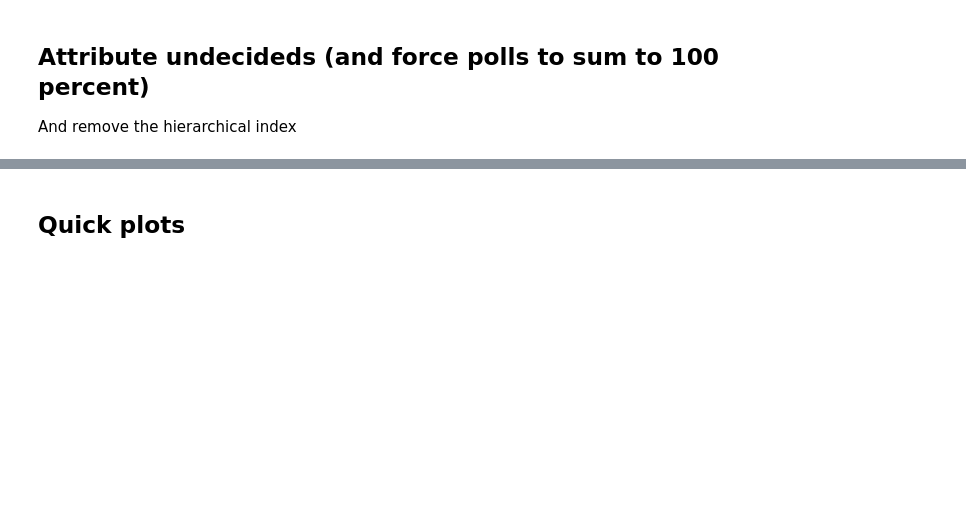
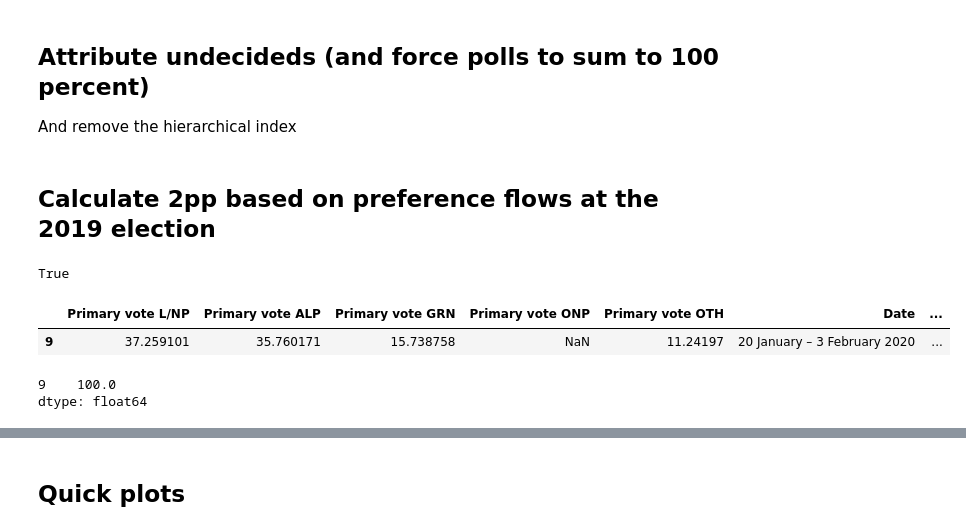
Before and after one commit to bpalmer4/Australian-Federal-Election-2022, a Jupyter notebook: notebooks/capture wiki polling data and preliminary charts.ipynb, the cells around one changed output, grey strips where cells are left out. Drawn from its saved outputs; the diff is of its cells as text; code cells hidden in the pictures; blank space fills up the shorter version.

```diff
--- a/notebooks/capture wiki polling data and preliminary charts.ipynb
+++ b/notebooks/capture wiki polling data and preliminary charts.ipynb
@@ -404,3 +405,36 @@ ppm = cleaned['Preferred prime minister'].reset_index().copy()
 ppm.columns = flatten_col_names(ppm.columns)
 
 del vi
+# %% [markdown]
+## Calculate 2pp based on preference flows at the 2019 election
+# %%
+vote_transfer = """
+from,              Primary vote L/NP, Primary vote ALP
+Primary vote L/NP, 1.0,               0.0
+Primary vote ALP,  0.0,               1.0
+Primary vote GRN,  0.178,             0.822
+Primary vote ONP,  0.652,             0.348
+Primary vote OTH,  0.539,             0.461
+"""
+vt = pd.read_csv(StringIO(vote_transfer), header=0, index_col=0,
+                  skipinitialspace=True)
+
+# Check that the rows in this table all sum to 1
+(vt.sum(axis=1) == 1.0).all()
+# %% [output]
+True
+# %%
+pv['Calculated 2pp L/NP'] = pv[vt.index].mul(vt['Primary vote L/NP'], axis=1).sum(axis=1)
+pv['Calculated 2pp ALP'] = pv[vt.index].mul(vt['Primary vote ALP'], axis=1).sum(axis=1)
+
+# identify any problematic cases where this does not add to 100% -
+# note: sometimes generates false positives because of FP arithmetic issues
+summer = ['Calculated 2pp L/NP', 'Calculated 2pp ALP']
+problematic = pv[summer].sum(axis=1) != 100.0
+display(pv[problematic])
+pv.loc[problematic][summer].sum(axis=1)
+# %% [output]
+|  | Primary vote L/NP | Primary vote ALP | Primary vote GRN | Primary vote ONP | Primary vote OTH | Date | ... |
+| 9 | 37.259101 | 35.760171 | 15.738758 | NaN | 11.24197 | 20 January – 3 February 2020 | ... |
+9    100.0
+dtype: float64
```
Also changed, not shown: parts of 8 cells of this notebook.
